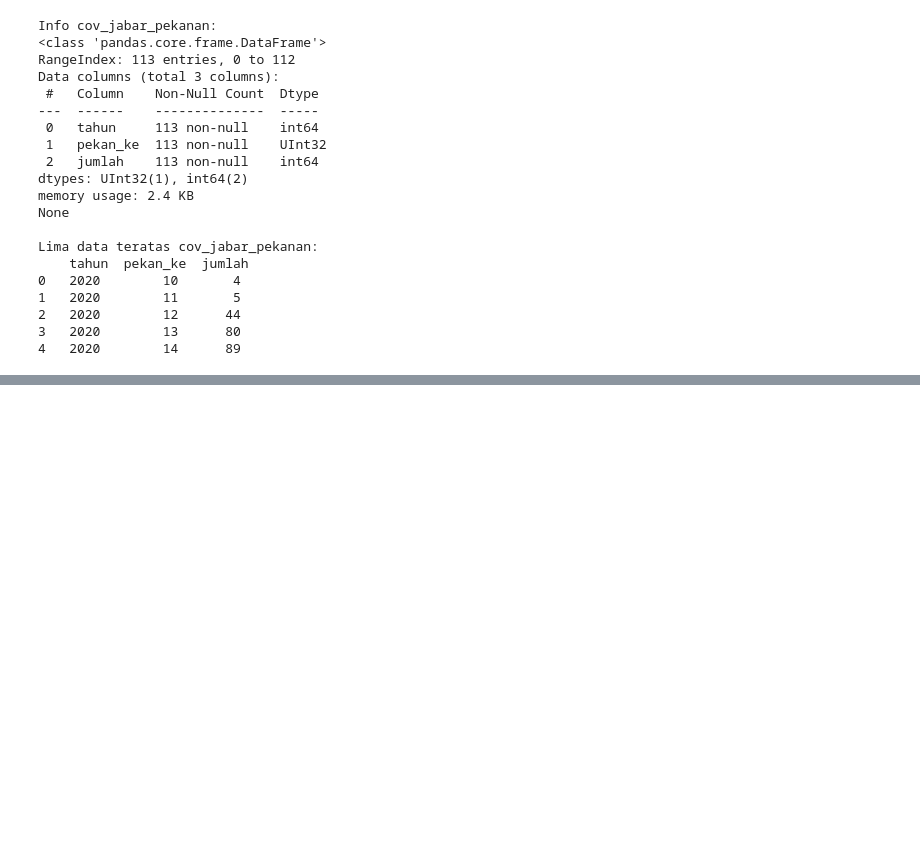
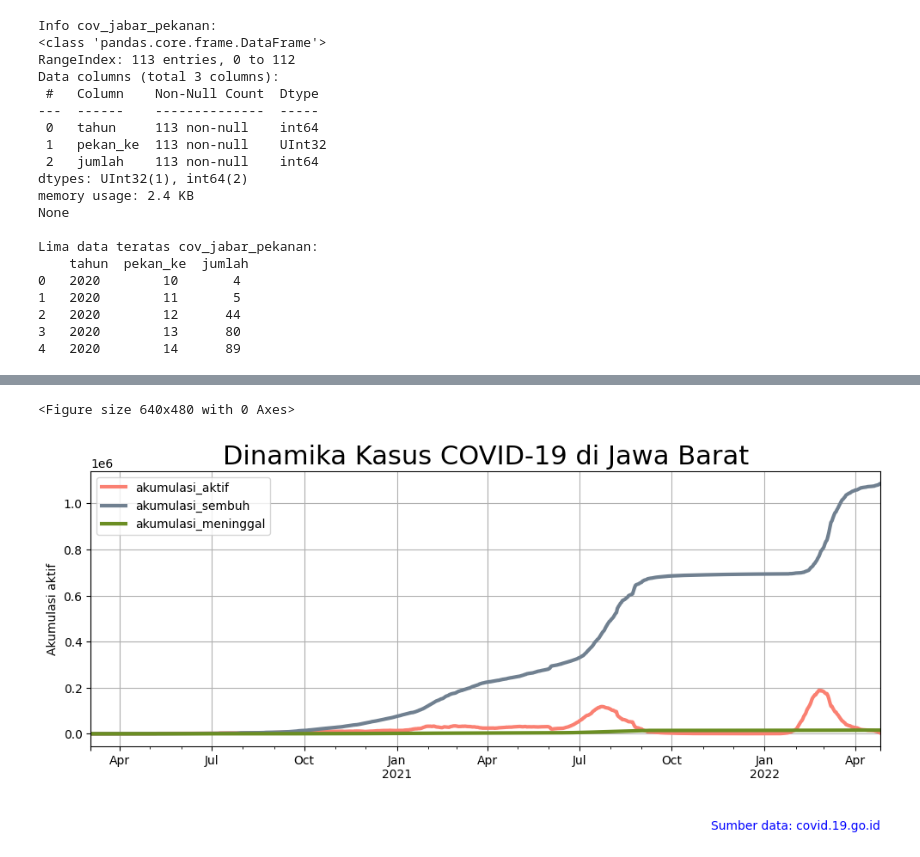
Before and after one commit to syauqidamario/dqlab, a Jupyter notebook: indonesian-covid-19-data-analysis-exploration.ipynb, the cells around one changed output, grey strips where cells are left out. Drawn from its saved outputs; the diff is of its cells as text; code cells hidden in the pictures; blank space fills up the shorter version.

```diff
--- a/indonesian-covid-19-data-analysis-exploration.ipynb
+++ b/indonesian-covid-19-data-analysis-exploration.ipynb
@@ -257,0 +314,19 @@ Lima data teratas cov_jabar_pekanan:
+# %%
+# TAHAP TERAKHIR (membuat grafik komparasi antara akumulasi kasus aktif, kasus sembuh dan kasus meninggal:)
+
+import matplotlib.pyplot as plt
+import matplotlib.dates as mdates
+plt.clf()
+fig, ax = plt.subplots(figsize=(10,5))
+cov_jabar_akumulasi_ts = cov_jabar_akumulasi.set_index('tanggal')
+cov_jabar_akumulasi_ts.plot(kind='line', ax=ax, lw=3, color=['salmon', 'slategrey', 'olivedrab'])
+ax.set_title('Dinamika Kasus COVID-19 di Jawa Barat', fontsize=22)
+ax.set_xlabel('')
+ax.set_ylabel('Akumulasi aktif')
+ax.text(1, -0.3, 'Sumber data: covid.19.go.id', color='blue', ha='right', transform=ax.transAxes)
+plt.grid()
+plt.tight_layout()
+plt.show()
+# %% [output]
+<Figure size 640x480 with 0 Axes>
+[figure, added]
```
Also changed, not shown: parts of 3 cells of this notebook.
